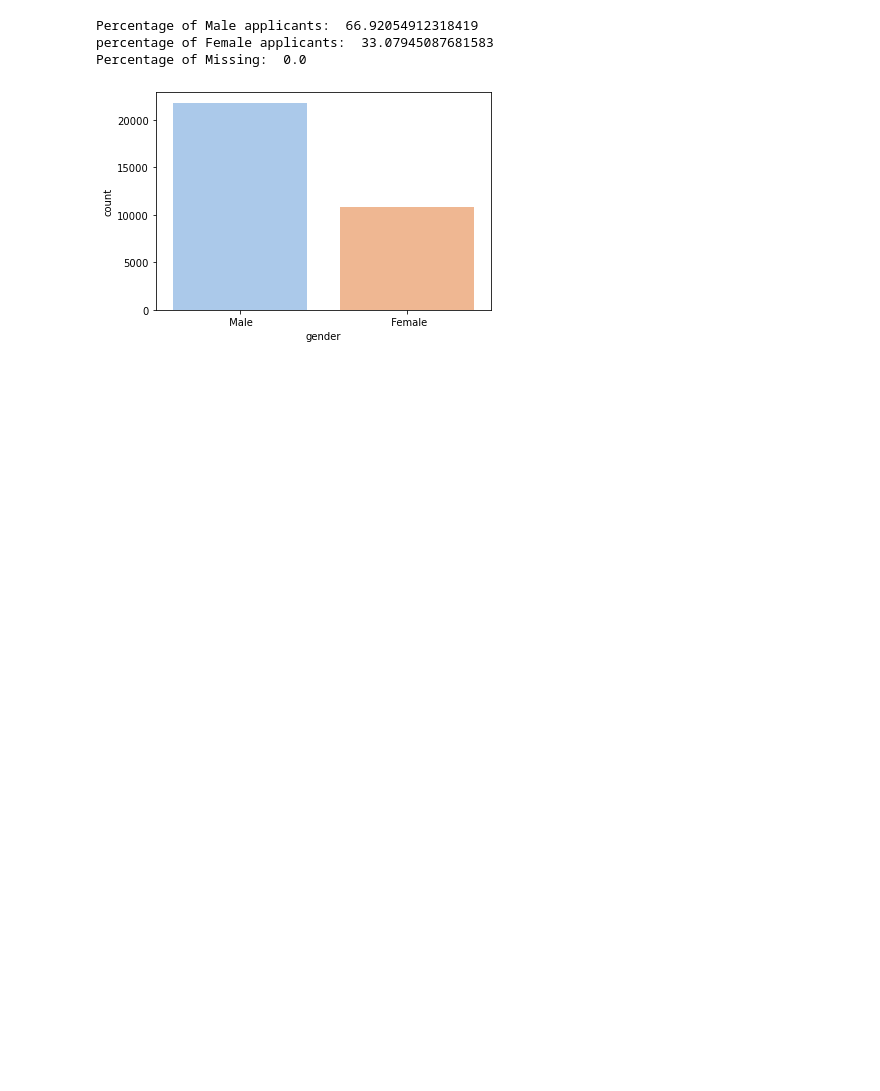
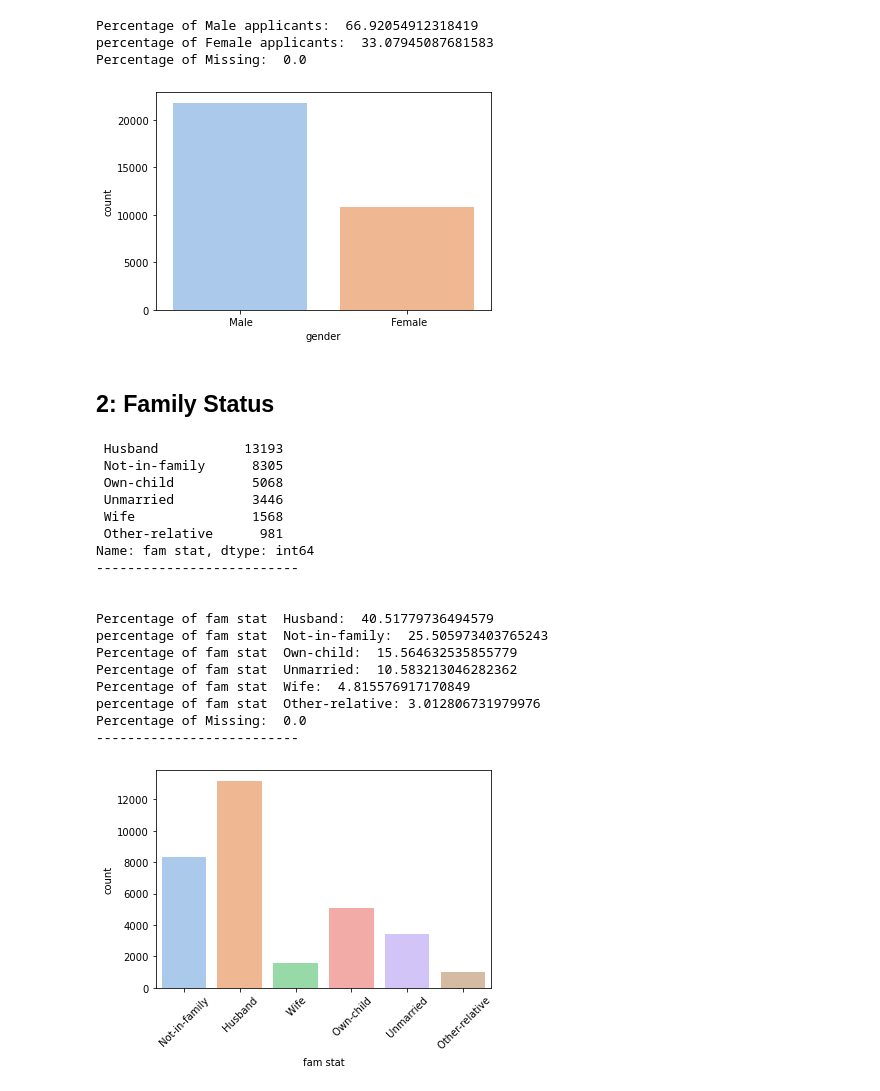
Before and after one commit to jpronier/Mim1, a Jupyter notebook: Employees.ipynb, the cells around one changed output. Cells and saved outputs as stored; diff of their text form; code cells hidden in the pictures; blank space fills up the shorter version.

Commit message:
New statistical information in Employee Notebook: family status in adult data

```diff
--- a/Employees.ipynb
+++ b/Employees.ipynb
@@ -100,3 +103,57 @@ Percentage of Missing:  0.0
 sns.countplot(x="gender", data=df, palette = 'pastel');
 # %% [output]
 [figure]
+# %% [markdown]
+## 2: Family Status
+# %%
+def col_percentages(df_name, col, value1, value2, value3, value4, value5, value6=None):
+    """
+    This function provides the value counts, percentages and visualizations for columns which 6 values or less.
+    """
+    print(df_name[col].value_counts())
+    print('--------------------------')
+    print('\n')
+
+    value_1 = len(df_name[df_name[col] == value1])
+    value_2 = len(df_name[df_name[col] == value2])
+    value_3 = len(df_name[df_name[col] == value3])
+    value_4 = len(df_name[df_name[col] == value4])
+    value_5 = len(df_name[df_name[col] == value5])
+    value_6 = len(df_name[df_name[col] == value6])
+    missing_value = len(df_name[df_name[col].isnull()])
+    print('Percentage of {} {}: '.format(col, df_name[col].value_counts().index.tolist()[0]), (value_1/len(df_name[col])*100))
+    print('percentage of {} {}: '.format(col, df_name[col].value_counts().index.tolist()[1]), (value_2/len(df_name[col])* 100))
+    print('Percentage of {} {}: '.format(col, df_name[col].value_counts().index.tolist()[2]), (value_3/len(df_name[col])*100))
+    print('Percentage of {} {}: '.format(col, df_name[col].value_counts().index.tolist()[3]), (value_4/len(df_name[col])*100))
+    print('Percentage of {} {}: '.format(col, df_name[col].value_counts().index.tolist()[4]), (value_5/len(df_name[col])*100))
+    if value6 != None:
+        print('percentage of {} {}:'.format(col, df_name[col].value_counts().index.tolist()[5]), (value_6/len(df_name[col])* 100))
+    print('Percentage of Missing: ', (missing_value/len(df_name[col])*100))
+
+    print('--------------------------')
+    print('\n')
+
+    sns.countplot(x = col, data=df_name, palette = 'pastel')
+    plt.xticks(rotation=45)
+# %%
+col_percentages(df,'fam stat', ' Husband', ' Not-in-family', ' Own-child', ' Unmarried', ' Wife', ' Other-relative')
+# %% [output]
+ Husband           13193
+ Not-in-family      8305
+ Own-child          5068
+ Unmarried          3446
+ Wife               1568
+ Other-relative      981
+Name: fam stat, dtype: int64
+--------------------------
+
+
+Percentage of fam stat  Husband:  40.51779736494579
+percentage of fam stat  Not-in-family:  25.505973403765243
+Percentage of fam stat  Own-child:  15.564632535855779
+Percentage of fam stat  Unmarried:  10.583213046282362
+Percentage of fam stat  Wife:  4.815576917170849
+percentage of fam stat  Other-relative: 3.012806731979976
+Percentage of Missing:  0.0
+--------------------------
+[figure, added]
```
Also changed, not shown: parts of 3 cells of this notebook.
